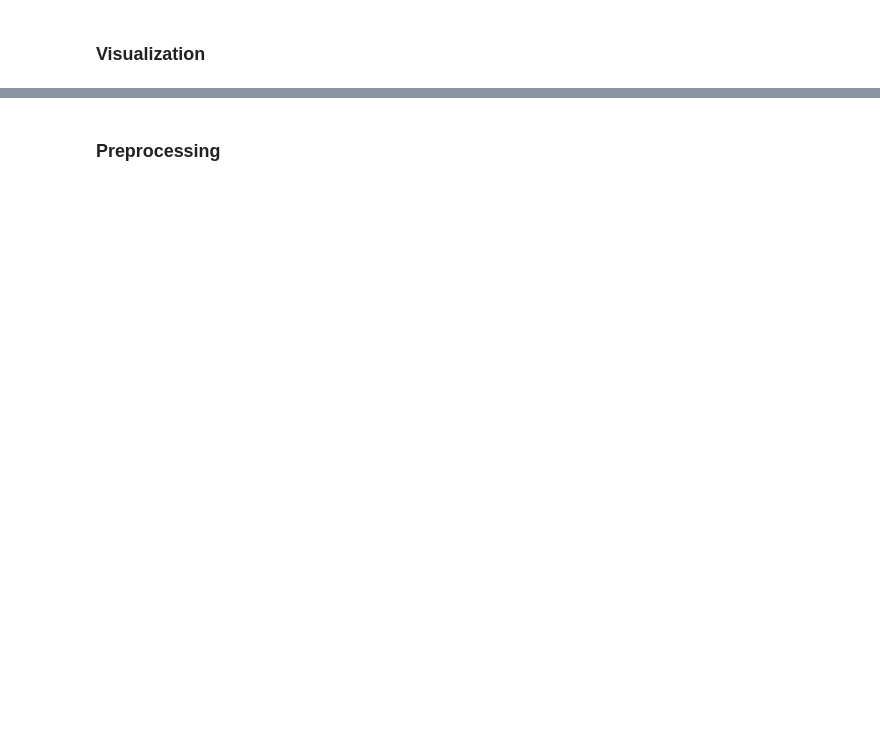
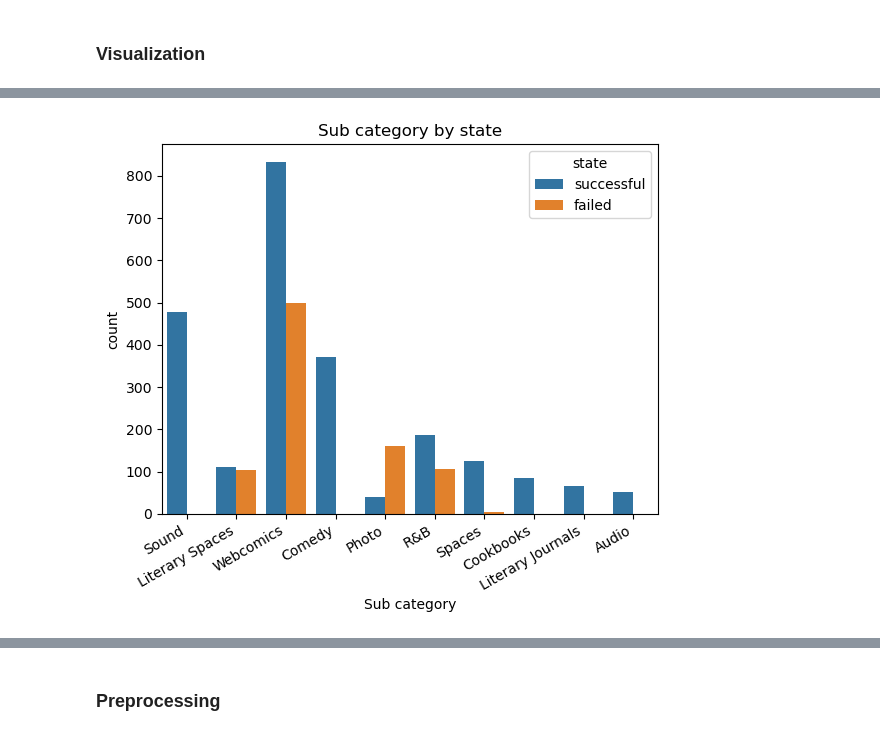
Before and after one commit to franzgerbig/Crowdfunding, a Jupyter notebook: notebooks/FG_Data_preprocassing_19_06_2023.ipynb, the cells around one changed output, grey strips where cells are left out. Cells and saved outputs as stored; diff of their text form; code cells hidden in the pictures; blank space fills up the shorter version.

```diff
--- a/notebooks/FG_Data_preprocassing_19_06_2023.ipynb
+++ b/notebooks/FG_Data_preprocassing_19_06_2023.ipynb
@@ -152,0 +265,7 @@ plt.title('Correlation of the active variables');
+# %%
+sns.countplot(x="cat_name",hue="state",data=df_active);
+plt.xticks(rotation=30,ha='right'); # ha=horizontal alignment
+plt.xlabel("Sub category");
+plt.title("Sub category by state");
+# %% [output]
+[figure, added]
```
Also changed, not shown: parts of 20 cells of this notebook.
